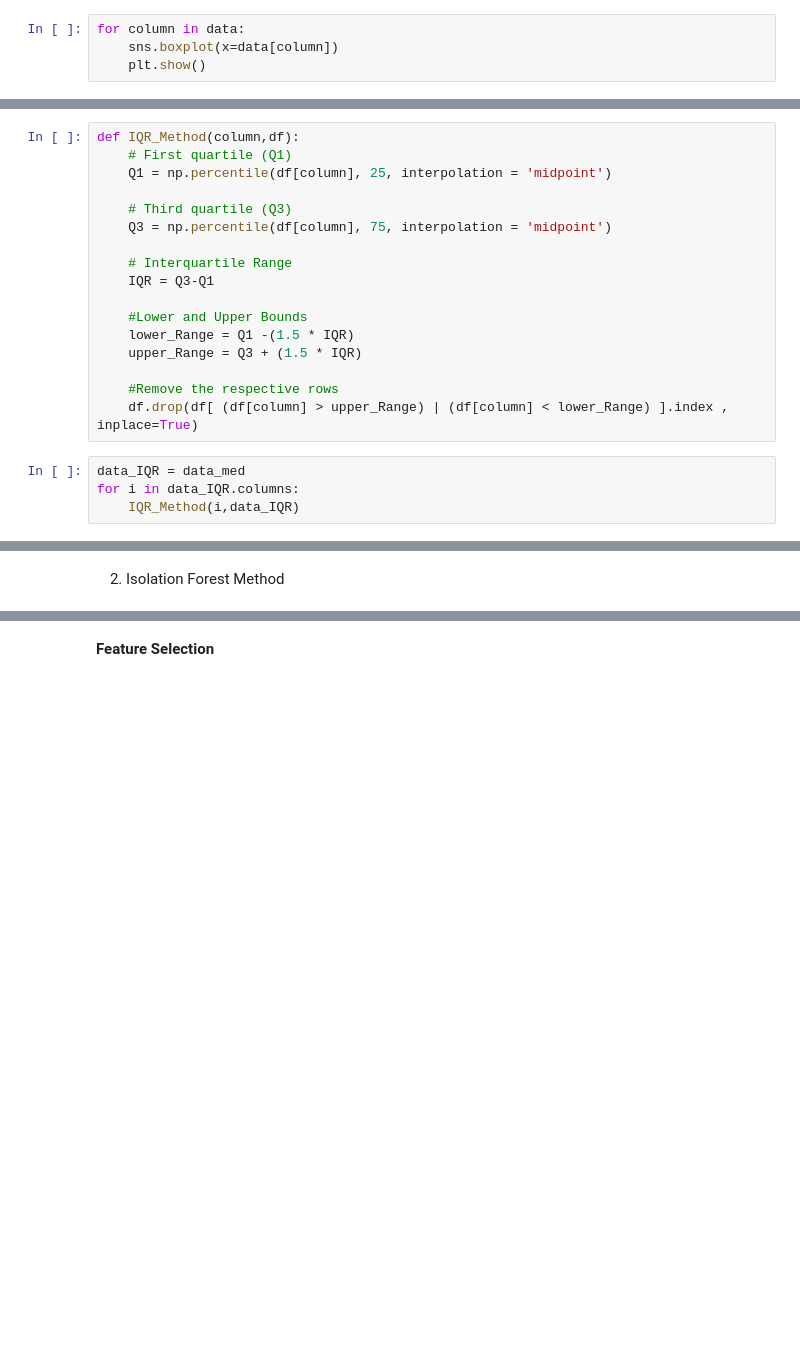
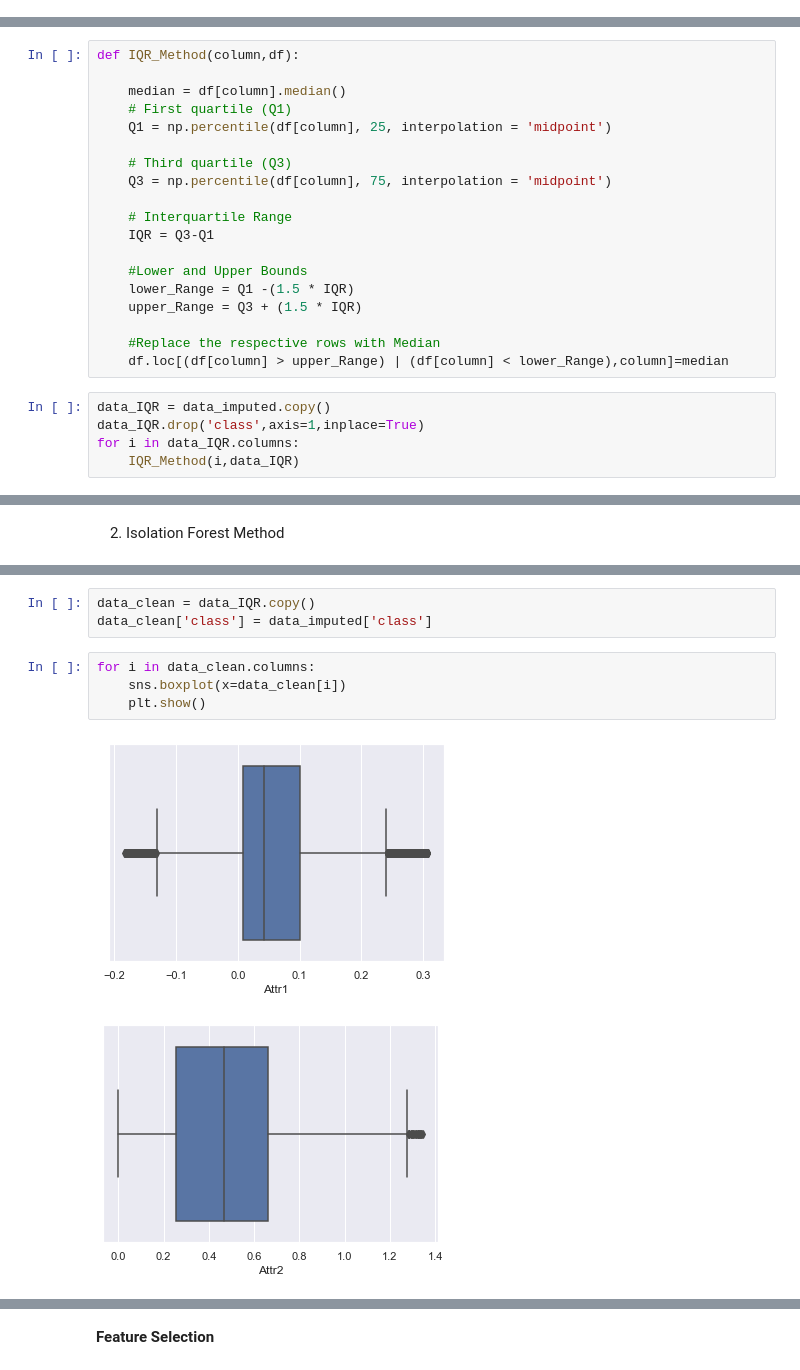
Before and after one commit to swapnalisonkusale/ML-Project-Group-7, a Jupyter notebook: Bankruptcy-Sush.ipynb, the cells around one changed output, grey strips where cells are left out. Drawn from its saved outputs; the diff is of its cells as text; blank space fills up the shorter version.

```diff
--- a/Bankruptcy-Sush.ipynb
+++ b/Bankruptcy-Sush.ipynb
@@ -186,4 +210,0 @@ Steps to perform Outlier Detection by identifying the lowerbound and upperbound
-# %%
-for column in data:
-    sns.boxplot(x=data[column])
-    plt.show()
@@ -204,5 +211,7 @@ for column in data:
 # %%
 def IQR_Method(column,df):
+
+    median = df[column].median()
     # First quartile (Q1)
     Q1 = np.percentile(df[column], 25, interpolation = 'midpoint')
 
@@ -216,10 +225,11 @@ def IQR_Method(column,df):
     lower_Range = Q1 -(1.5 * IQR)
     upper_Range = Q3 + (1.5 * IQR)
 
-    #Remove the respective rows
-    df.drop(df[ (df[column] > upper_Range) | (df[column] < lower_Range) ].index , inplace=True)
+    #Replace the respective rows with Median
+    df.loc[(df[column] > upper_Range) | (df[column] < lower_Range),column]=median
 # %%
-data_IQR = data_med
+data_IQR = data_imputed.copy()
+data_IQR.drop('class',axis=1,inplace=True)
 for i in data_IQR.columns:
     IQR_Method(i,data_IQR)
 # %%
@@ -275,0 +288,10 @@ data_clean.head()
+# %%
+data_clean = data_IQR.copy()
+data_clean['class'] = data_imputed['class']
+# %%
+for i in data_clean.columns:
+    sns.boxplot(x=data_clean[i])
+    plt.show()
+# %% [output]
+[figure, added]
+[figure, added]
```
Also changed, not shown: parts of 69 cells of this notebook.
